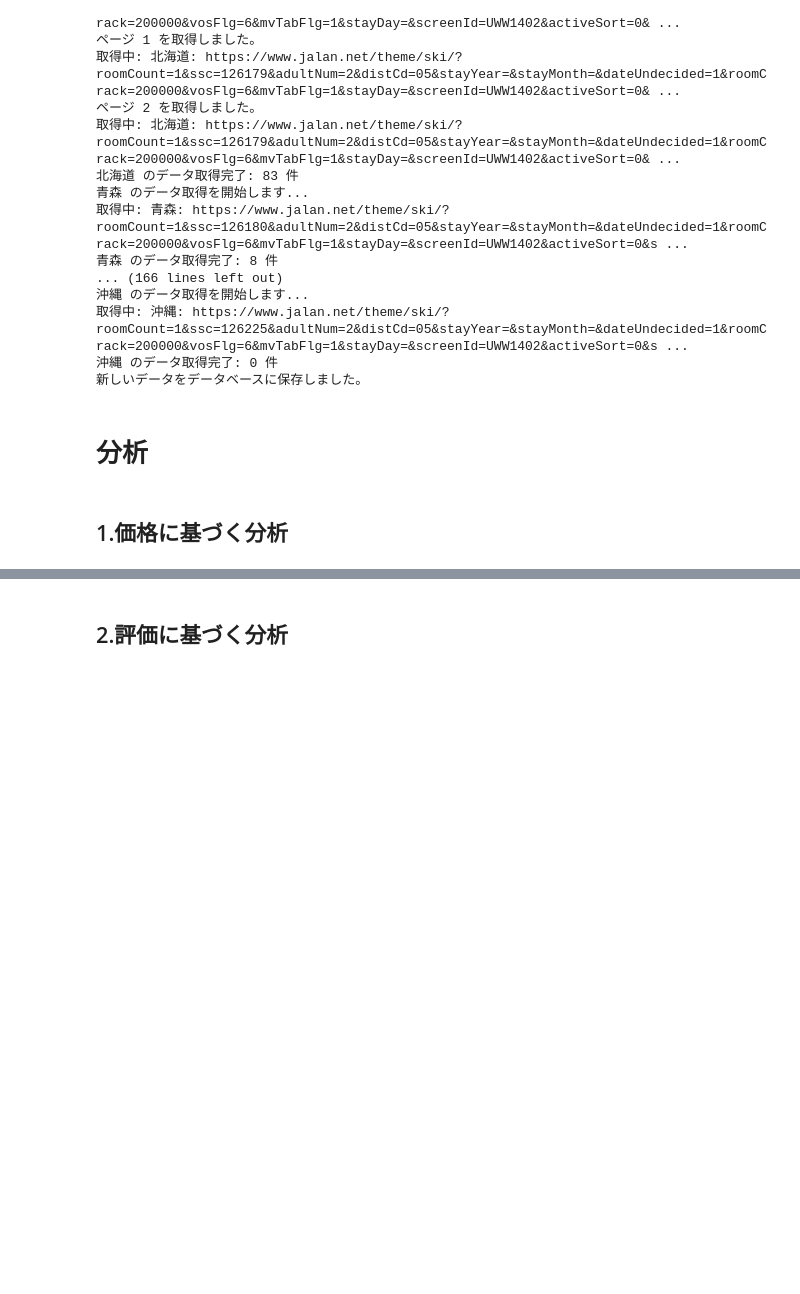
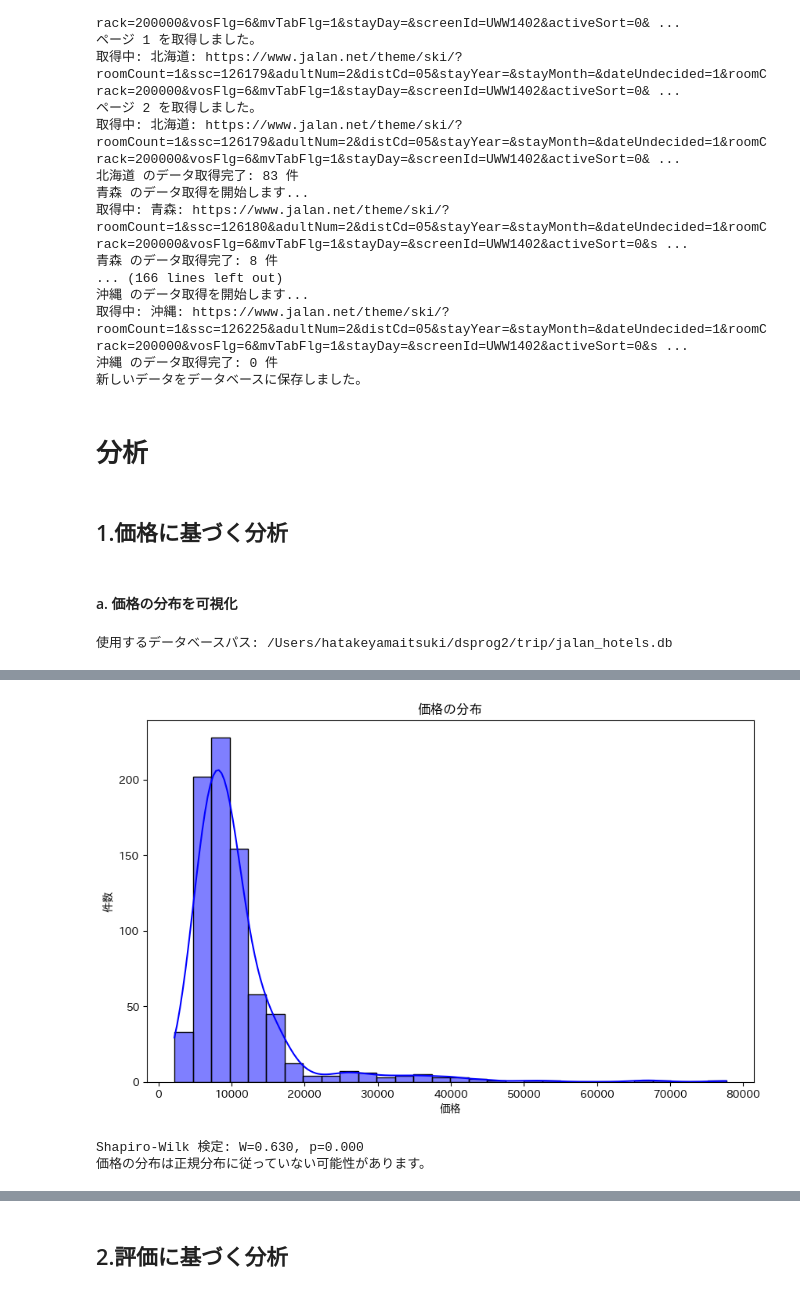
Before and after one commit to mt-hata/dsprog2-calculator, a Jupyter notebook: trip/final.ipynb, the cells around one changed output, grey strips where cells are left out. Drawn from its saved outputs; the diff is of its cells as text; code cells hidden in the pictures; blank space fills up the shorter version.

```diff
--- a/trip/final.ipynb
+++ b/trip/final.ipynb
@@ -191,3 +191,57 @@ print("新しいデータをデータベースに保存しました。")
 # 分析
 # %% [markdown]
 ## 1.価格に基づく分析
+# %% [markdown]
+#### a. 価格の分布を可視化
+# %%
+import japanize_matplotlib
+import os
+
+import warnings
+warnings.filterwarnings("ignore")  # 警告を非表示
+
+# 他の処理をここに記述
+
+
+# データベースファイル名（例えば "jalan_hotels.db"）
+db_file = "jalan_hotels.db"
+
+# 絶対パスを取得
+db_path = os.path.abspath(db_file)
+print(f"使用するデータベースパス: {db_path}")
+
+# SQLite に接続
+conn = sqlite3.connect(db_path)
+# %% [output]
+使用するデータベースパス: /Users/hatakeyamaitsuki/dsprog2/trip/jalan_hotels.db
+# %%
+import pandas as pd
+import seaborn as sns
+from scipy.stats import shapiro
+
+# Install matplotlib if not already installed
+%pip install matplotlib
+
+import matplotlib.pyplot as plt
+
+# データを読み込み
+conn = sqlite3.connect("/Users/hatakeyamaitsuki/dsprog2/trip/jalan_hotels.db")
+df = pd.read_sql_query("SELECT * FROM hotels", conn)
+conn.close()
+
+# 価格の分布可視化
+plt.figure(figsize=(10, 6))
+sns.histplot(df['price'], kde=True, bins=30, color='blue', edgecolor='black')
+plt.title("価格の分布")
+plt.xlabel("価格")
+plt.ylabel("件数")
+plt.show()
+
+# 正規性検定
+stat, p_value = shapiro(df['price'])
+print(f"Shapiro-Wilk 検定: W={stat:.3f}, p={p_value:.3f}")
+if p_value > 0.05:
+    print("価格の分布は正規分布に従っている可能性があります。")
+else:
+    print("価格の分布は正規分布に従っていない可能性があります。")
+# %% [output]
@@ -193,0 +260,3 @@ print("新しいデータをデータベースに保存しました。")
+[figure, added]
+Shapiro-Wilk 検定: W=0.630, p=0.000
+価格の分布は正規分布に従っていない可能性があります。
```
Also changed, not shown: parts of 22 cells of this notebook, 1 other file.
